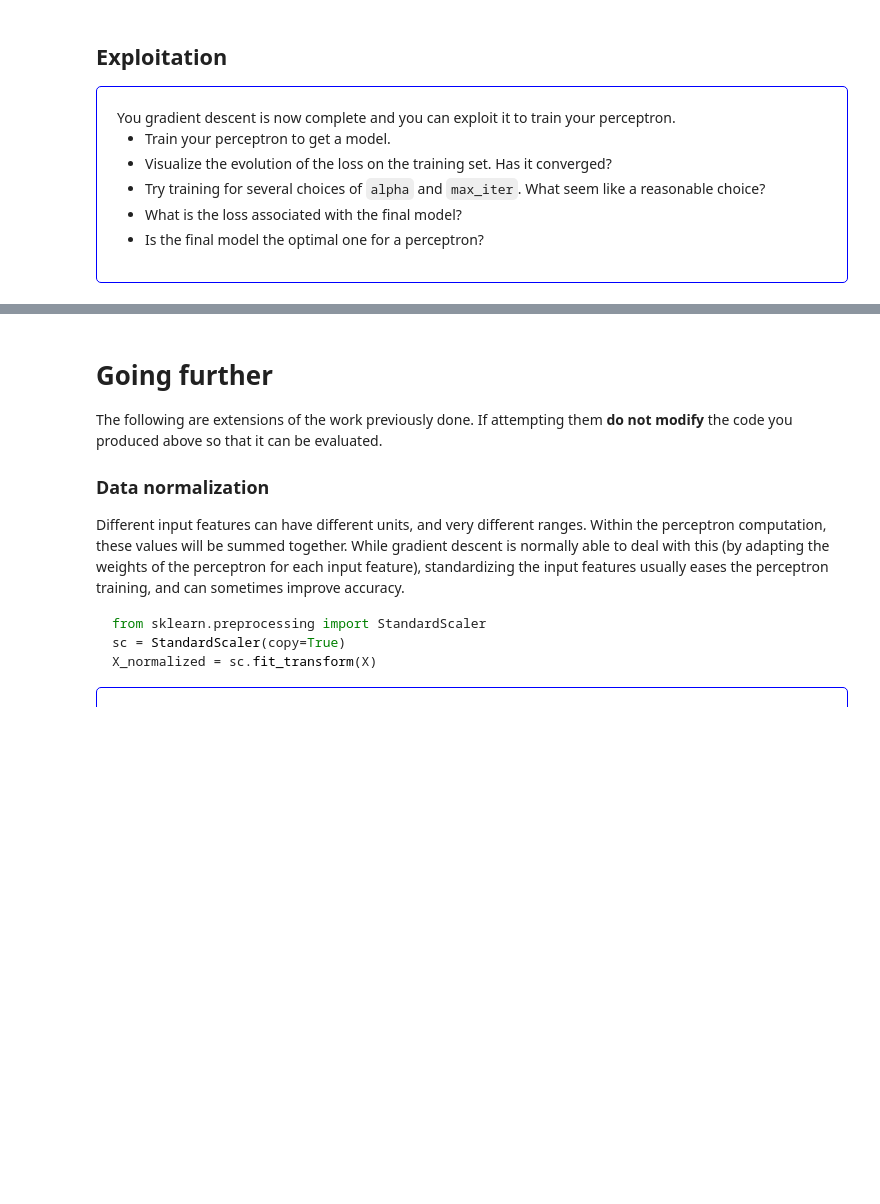
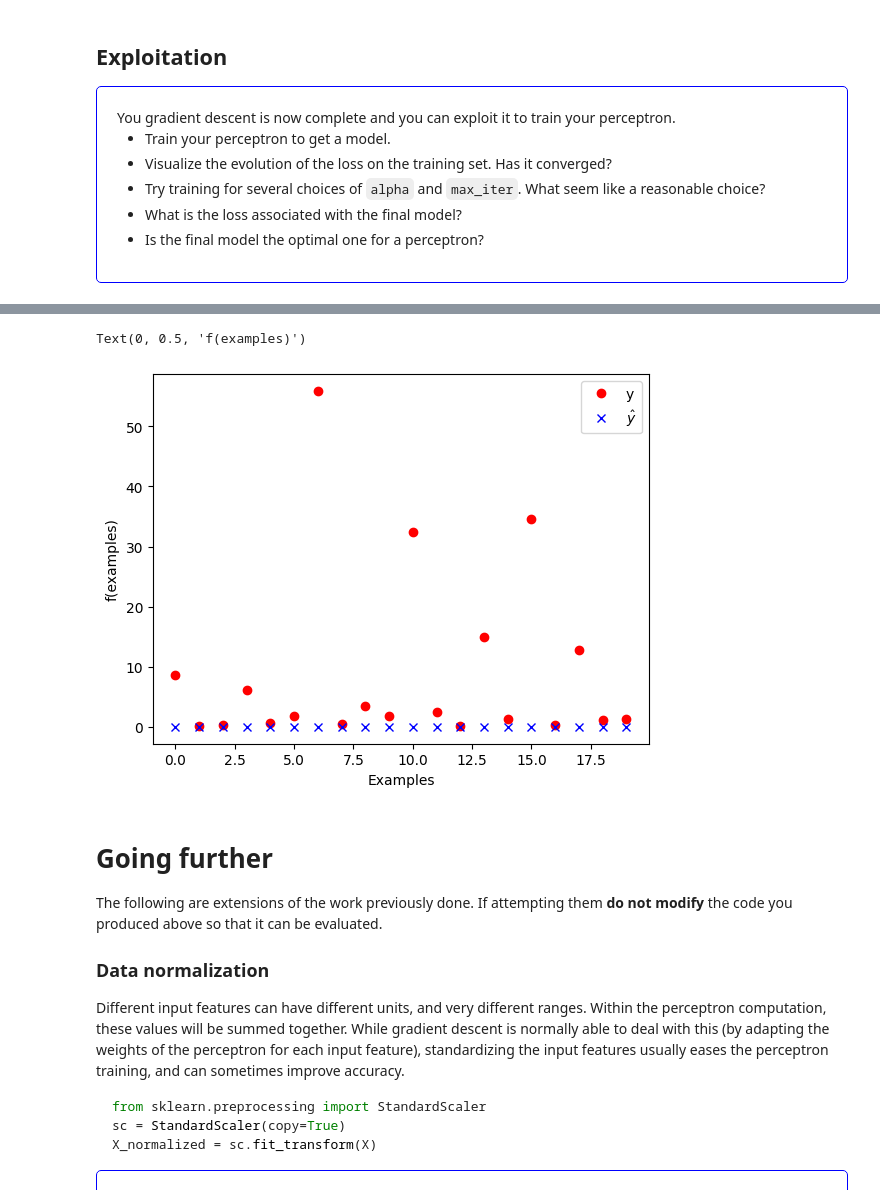
Before and after one commit to Fetrixdu83/SupervisedML, a Jupyter notebook: TP1/perceptron.ipynb, the cells around one changed output, grey strips where cells are left out. Cells and saved outputs as stored; diff of their text form; code cells hidden in the pictures; blank space fills up the shorter version.

```diff
--- a/TP1/perceptron.ipynb
+++ b/TP1/perceptron.ipynb
@@ -367,0 +365,3 @@ for i in [10**-4, 10**-5, 10**-6, 10**-7]:
+# %%
+w = np.zeros(7)
+print('Final loss = ', emp_loss(descent(w, X, Y, 10**-4, 10000), X, Y))
@@ -368,3 +389,16 @@ for i in [10**-4, 10**-5, 10**-6, 10**-7]:
+# %%
+# Code sample that can be used to visualize the difference between the ground truth and the prediction
+
+num_samples_to_plot = 20
+plt.plot(Y[0:num_samples_to_plot], 'ro', label='y')
+yw = [h(w,x) for x in X]
+plt.plot(yw[0:num_samples_to_plot], 'bx', label='$\hat{y}$')
+plt.legend()
+plt.xlabel("Examples")
+plt.ylabel("f(examples)")
+# %% [output]
+Text(0, 0.5, 'f(examples)')
+[figure, added]
 # %% [markdown]
 
 
```
Also changed, not shown: parts of 18 cells of this notebook.
